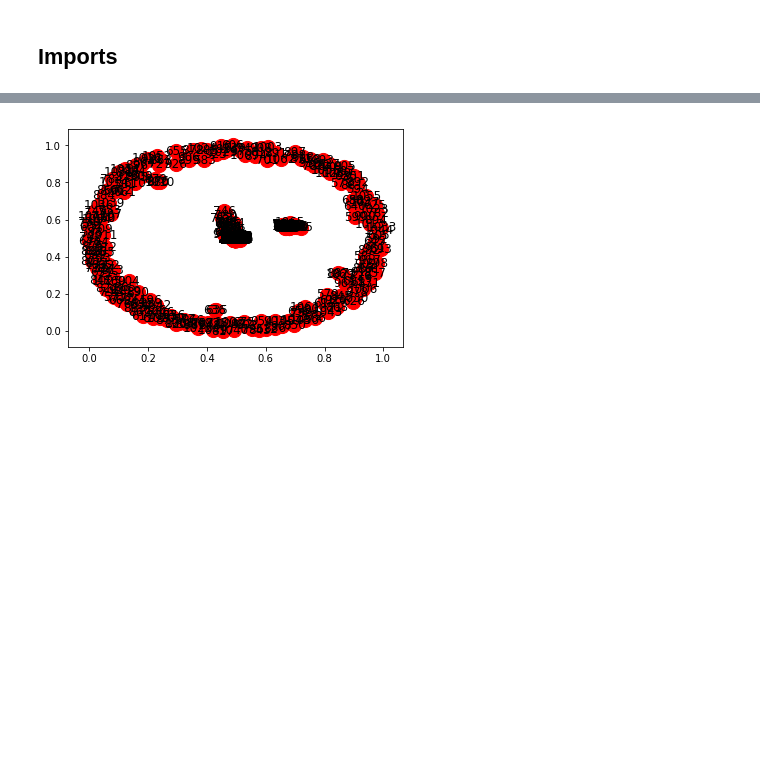
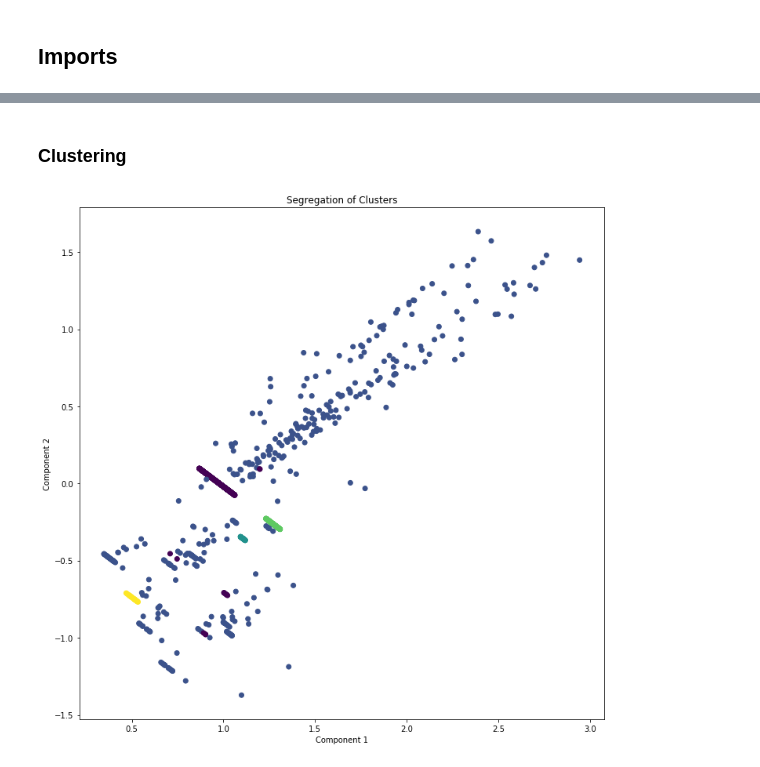
Before and after one commit to Pedrolindeza/schizoconnect, a Jupyter notebook: crc_2.ipynb, the cells around one changed output, grey strips where cells are left out. Saved outputs shown, nothing was run; the diff lists cells and outputs as text; code cells hidden in the pictures; blank space fills up the shorter version.

Commit message:
graph design

```diff
--- a/crc_2.ipynb
+++ b/crc_2.ipynb
@@ -112,12 +170,7 @@ See the caveats in the documentation: http://pandas.pydata.org/pandas-docs/stabl
 # %%
 medic_mean_drop = pd.read_csv('processed_medic.csv')
 
-y = medic_mean_drop['dx']
+labels = medic_mean_drop['dx']
 ids = medic_mean_drop['subjectid']
 
 medic_mean_drop = medic_mean_drop.drop(['Unnamed: 0'], axis=1).drop(['subjectid'], axis=1).drop(['dx'], axis=1)
-
-medic_mean_drop_new = SelectKBest(chi2, k=100).fit_transform(medic_mean_drop , y)
-
-cos_similarity = cosine_similarity(medic_mean_drop_new)
-euclidean_similarity = euclidean_distances(medic_mean_drop_new)
@@ -124,3 +197,7 @@ euclidean_similarity = euclidean_distances(medic_mean_drop_new)
+# %%
+#best_comp = find_best_features(medic_mean_drop, labels)
+medic_mean_drop_new = SelectKBest(chi2, k=15).fit_transform(medic_mean_drop.copy(), labels.copy())
+#print(best_comp) score 0.7157560437187312
 # %%
 def build_adjacency_matrix(data_frame, distance_metric, threshold=2):
 
@@ -150,11 +229,13 @@ def create_attributes(disorder, subjectID):
         dis[i] = disorder[i]
     return s_id, dis
 # %%
-matrix = build_adjacency_matrix(medic_mean_drop_new, euclidean_distances, 1)
+matrix = build_adjacency_matrix(medic_mean_drop_new, euclidean_distances, 0.1)
 
 G = nx.from_numpy_matrix(matrix)
 
-s_ids, disorders = create_attributes(y,ids)
+s_ids, disorders = create_attributes(labels,ids)
 
 nx.set_node_attributes(G, 'subjectID', s_ids)
 nx.set_node_attributes(G, 'disorder', disorders)
+
+#write_dot(G, 'disorders.dot')
@@ -165,6 +242,29 @@ write_dot(G, 'new.dot')
-# %%
-nx.draw_networkx(G,  with_labels=True, node_size = 200)
-plt.savefig("simple_path.png") # save as png
-plt.show() # display
-# %% [output]
-[figure, removed]
+# %% [markdown]
+### Clustering
+# %%
+adj_mat = nx.to_numpy_matrix(G)
+
+clusters = SpectralClustering(n_clusters=5, random_state=42, n_jobs=-1, n_init=1000).fit_predict(medic_mean_drop_new)
+
+sc = SpectralClustering(5, affinity='precomputed',random_state=42, n_jobs=-1, n_init=1000).fit_predict(adj_mat)
+
+
+svd_model = TruncatedSVD(n_components=2)  # 2 components
+
+lda_output_svd = svd_model.fit_transform(medic_mean_drop_new)
+
+x = lda_output_svd[:, 0]
+y = lda_output_svd[:, 1]
+
+
+
+plt.figure(figsize=(12, 12))
+#plt.scatter(x, y, c=clusters)
+plt.scatter(x, y, c=sc)
+plt.ylabel('Component 2')
+plt.xlabel('Component 1')
+plt.title("Segregation of Clusters" )
+#plt.savefig("clusters.png")
+plt.show()
+# %% [output]
+[figure, added]
```
Also changed, not shown: parts of 14 cells of this notebook, 1 other file.
